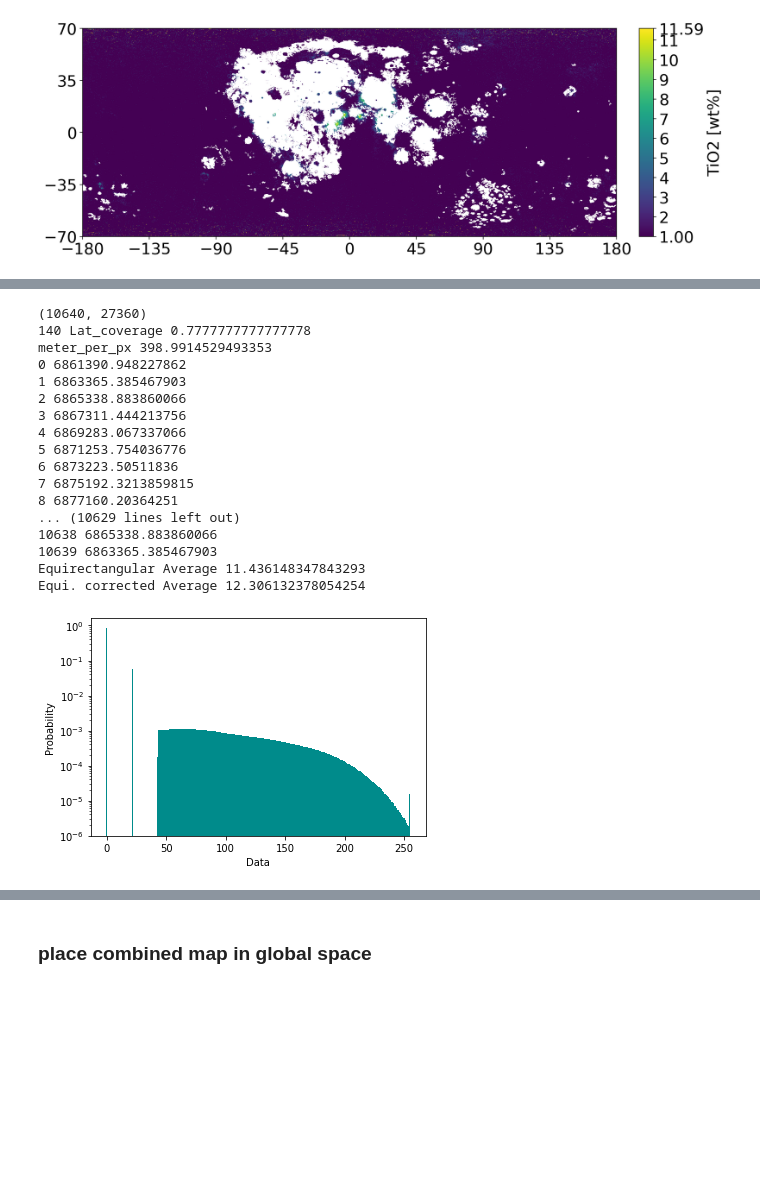
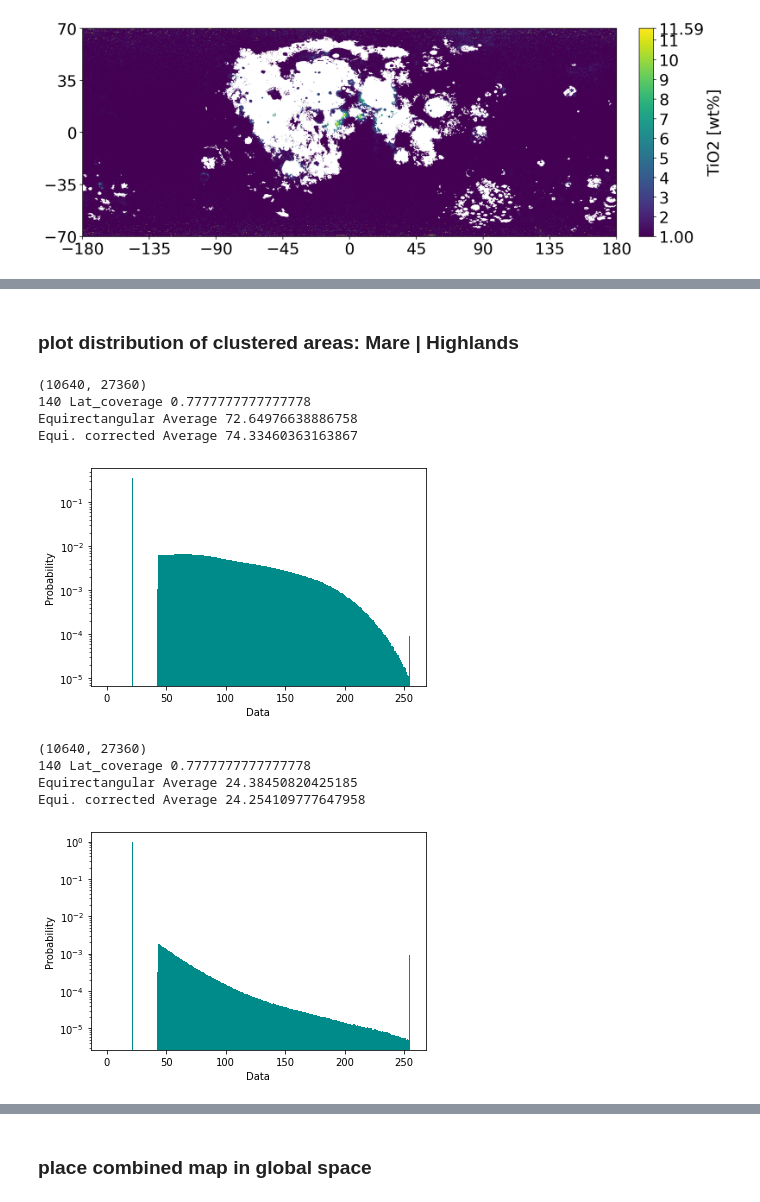
Before and after one commit to Sven-J-Steinert/10.3389-frspt.2024.1352213, a Jupyter notebook: A_ISRU_efficiency.ipynb, the cells around one changed output, grey strips where cells are left out. Cells and saved outputs as stored; diff of their text form; code cells hidden in the pictures; blank space fills up the shorter version.

Commit message:
Equirectangular correction

```diff
--- a/A_ISRU_efficiency.ipynb
+++ b/A_ISRU_efficiency.ipynb
@@ -509,13 +505,15 @@ value_divided spread ['1.00', '2', '3', '4', '5', '6', '7', '8', '9', '10', '11'
 
 r_moon_avg = 1737400 # [m] volumetric mean
 # https://nssdc.gsfc.nasa.gov/planetary/factsheet/moonfact.html
+# is used for readablity - will cancel out in weight calculation
 
 def unit_radius_from_axis(unit_height):
     x = unit_height
     y = np.sqrt(1**2 - x**2)
     return y
 
-def plot_histogram_compensate_Equirectangular(data,Lat_range,color=None):
+def plot_histogram_compensate_Equirectangular(data,Lat_range,drop_zeros=None,color=None,verify=None):
+
     print(data.shape)
     lines, line_length = data.shape
 
@@ -524,27 +522,21 @@ def plot_histogram_compensate_Equirectangular(data,Lat_range,color=None):
     Lat_coverage_p = Lat_coverage/180
     print(Lat_coverage,'Lat_coverage',Lat_coverage_p)
 
-    #meter_per_px = ((np.pi*r_moon_avg)*Lat_coverage_p) / lines
-    #print('meter_per_px',meter_per_px)
-
     count_result = np.zeros(256)
 
     equator_circumference = 2 * np.pi * r_moon_avg
+
 
     for i in range(lines):
 
         # counting each line
         line_count = np.bincount(data[i])
 
-
-        # compute weight for line by circumference
-
-
-        dist_from_eq_px = round(lines/2) - i
-        unit_dist_from_eq = dist_from_eq_px / round(lines/2) #
-
+        # compute weight for line by (circumference at position / equatorial circumference)
+        dist_from_eq_px = 0.5 - ((lines/2) - i)
+        unit_dist_from_eq = dist_from_eq_px / (lines/2) #
         i_circumference = 2 * np.pi * (unit_radius_from_axis(unit_dist_from_eq*Lat_coverage_p) * r_moon_avg)
-        print(i,unit_dist_from_eq,i_circumference)
+        #print(i,dist_from_eq_px,unit_dist_from_eq,i_circumference) #debug
 
         w = i_circumference / equator_circumference
 
@@ -552,19 +544,28 @@ def plot_histogram_compensate_Equirectangular(data,Lat_range,color=None):
         for index, d in enumerate(line_count):
             count_result[index] += d * w
 
+    if drop_zeros: count_result[0]=0
 
     # probability
     probability_result = np.zeros(256)
     count_sum = np.sum(count_result)
 
+
     for index, d in enumerate(count_result):
         probability_result[index] = count_result[index] / count_sum
 
-    #print(probability_result)
+    if verify:
+        print('Earths landmass probability',probability_result[0],'correct value', 0.292)
+        return
+
     x = probability_result
     x = x.flatten()
 
-    avg = np.mean(data)
+    if drop_zeros:
+        avg = np.mean(data[data != 0])
+    else:
+        avg = np.mean(data)
+
     print("Equirectangular Average",avg)
 
     total_sum = 0
@@ -575,12 +576,8 @@ def plot_histogram_compensate_Equirectangular(data,Lat_range,color=None):
     print("Equi. corrected Average",avg)
 
     plt.bar(range(256), x,color = color, lw=0, width=1.0)
-
-
-    #plt.hist(x, density=True, bins=range(0,256),color = color, lw=0)
     plt.ylabel('Probability')
     plt.xlabel('Data')
     plt.yscale('log')
-    #plt.ylim(0, 0.01)
     plt.show()
     plt.close()
@@ -604,24 +619,20 @@ Equi. corrected Average 67.79942180475527
+# %% [markdown]
+### plot distribution of clustered areas: Mare | Highlands
 # %%
 # distribution of result clustering
 x = np.array(Image.open("maps\preparation\TiO2\WAC_TIO2_GLOBAL_MASKED_MARE.png"))
-#x = x[x != 0] # exclude values with zero
-plot_histogram_compensate_Equirectangular(x,tuple((-70,70)), "darkcyan")
+plot_histogram_compensate_Equirectangular(x,tuple((-70,70)), drop_zeros=True, color="darkcyan")
+
+x = np.array(Image.open("maps\preparation\TiO2\WAC_TIO2_GLOBAL_MASKED_HIGH.png"))
+plot_histogram_compensate_Equirectangular(x,tuple((-70,70)), drop_zeros=True, color="darkcyan")
 # %% [output]
 (10640, 27360)
 140 Lat_coverage 0.7777777777777778
-meter_per_px 398.9914529493353
-0 6861390.948227862
-1 6863365.385467903
-2 6865338.883860066
-3 6867311.444213756
-4 6869283.067337066
-5 6871253.754036776
-6 6873223.50511836
-7 6875192.3213859815
-8 6877160.20364251
-... (10629 lines left out)
-10638 6865338.883860066
-10639 6863365.385467903
-Equirectangular Average 11.436148347843293
-Equi. corrected Average 12.306132378054254
+Equirectangular Average 72.64976638886758
+Equi. corrected Average 74.33460363163867
-[figure, old version]
+[figure, new version]
+(10640, 27360)
+140 Lat_coverage 0.7777777777777778
+Equirectangular Average 24.38450820425185
+Equi. corrected Average 24.254109777647958
+[figure, added]
```
Also changed, not shown: parts of 26 cells of this notebook, 1 other file.
